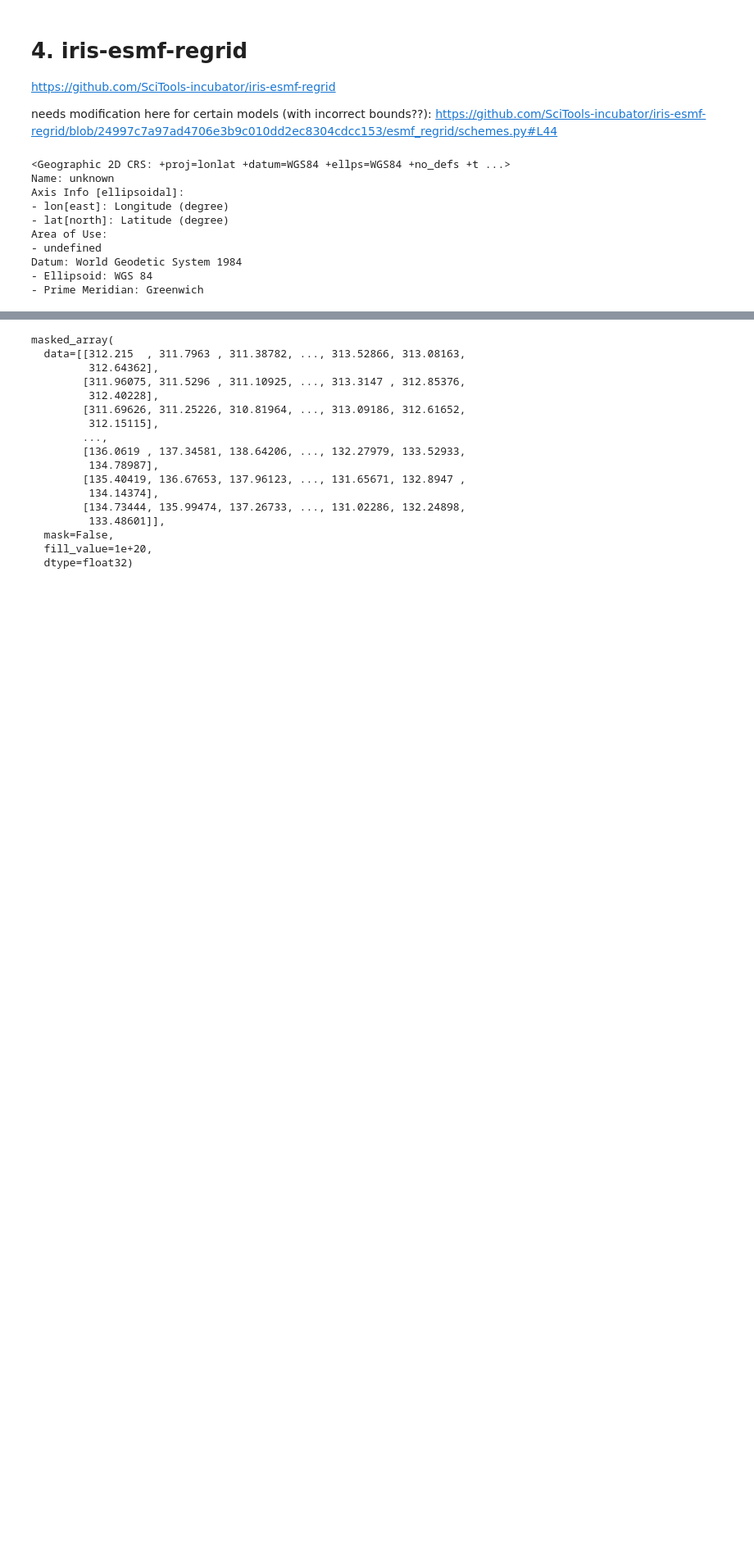
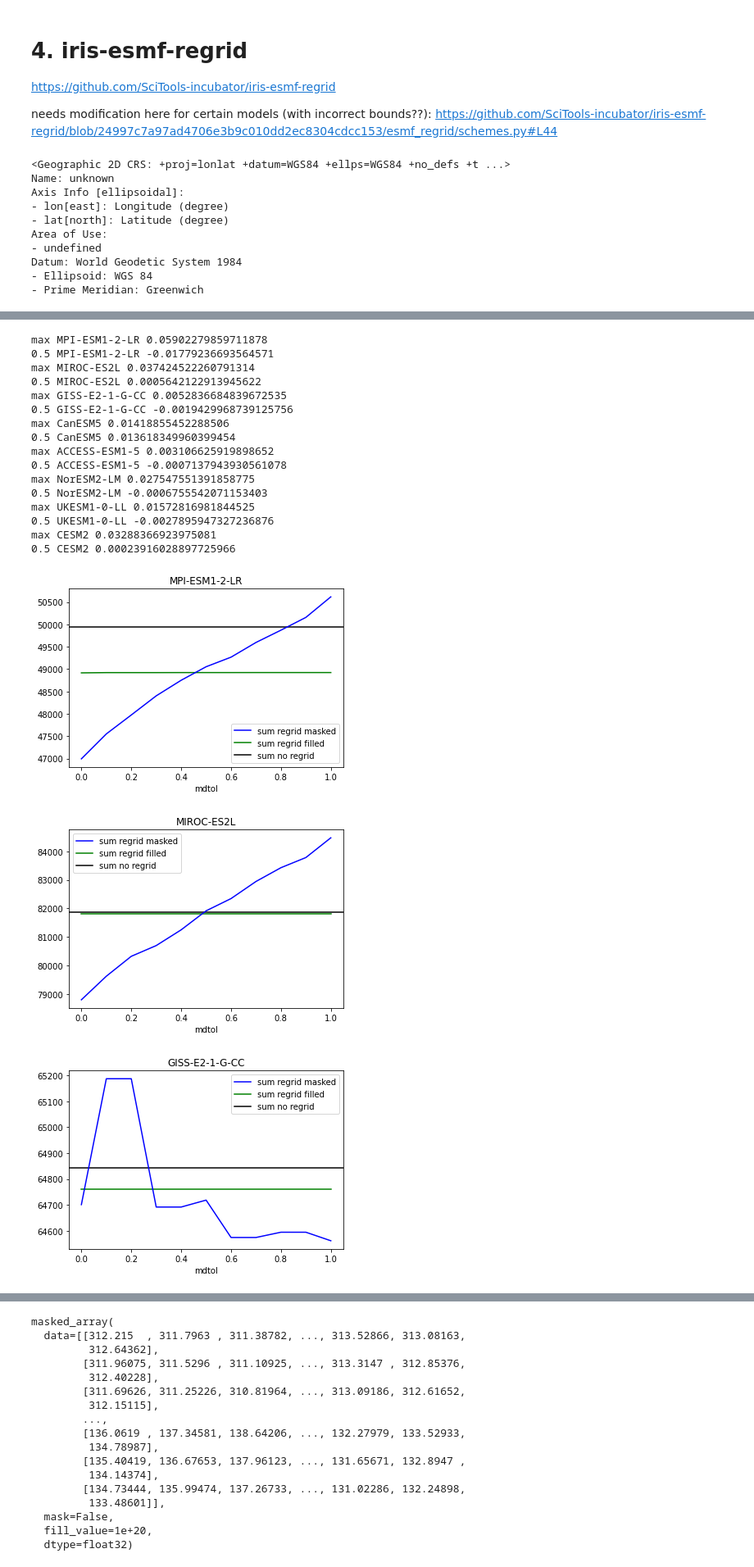
Before and after one commit to dhohn/curvilinear-regrid-tests, a Jupyter notebook: regrid_tests.ipynb, the cells around one changed output, grey strips where cells are left out. Shown at 82% size. Saved outputs shown, nothing was run; the diff lists cells and outputs as text; code cells hidden in the pictures; blank space fills up the shorter version.

```diff
--- a/regrid_tests.ipynb
+++ b/regrid_tests.ipynb
@@ -227,3 +238,5 @@ cube.data = da.ma.masked_equal(cube.core_data(), 0.0)
+# %%
+cube.data.fill_value = 1e20
 # %%
 from esmf_regrid.schemes import ESMFAreaWeightedRegridder
 import esmf_regrid
@@ -256,0 +292,6 @@ cube_out = regridder(cube)
+# %%
+mdtol_data = {}
+for mdtol in np.linspace(0,1,11):
+    cube_out = cube[0].regrid(cube_target, scheme=esmf_regrid.schemes.ESMFAreaWeighted(mdtol=mdtol))
+    #mdtol_data[mdtol] = cube_out.collapsed(["latitude","longitude"], iris.analysis.MEAN).data
+    mdtol_data[mdtol] = _area.area_statistics(cube_out, "sum").data
@@ -256,0 +366,30 @@ cube_out = regridder(cube)
+# %%
+for model in df["model"].unique():
+    model_df = df[df["model"] == model]
+    ax = model_df.plot(y="sum_regrid_masked", x="mdtol", label="sum regrid masked", color="blue", zorder=10)
+    model_df.plot(y="sum_regrid_filled", x="mdtol", label="sum regrid filled", color="green", ax=ax)
+    plt.title(model)
+    plt.axhline(model_df["sum_no_regrid"].unique(),     color="black", label="sum no regrid")
+    plt.legend()
+    print("max", model, np.max(np.abs(model_df["rel_diff"])))
+    print("0.5", model, model_df["rel_diff"].iloc[5] )
+# %% [output]
+max MPI-ESM1-2-LR 0.05902279859711878
+0.5 MPI-ESM1-2-LR -0.01779236693564571
+max MIROC-ES2L 0.037424522260791314
+0.5 MIROC-ES2L 0.0005642122913945622
+max GISS-E2-1-G-CC 0.0052836684839672535
+0.5 GISS-E2-1-G-CC -0.0019429968739125756
+max CanESM5 0.01418855452288506
+0.5 CanESM5 0.013618349960399454
+max ACCESS-ESM1-5 0.003106625919898652
+0.5 ACCESS-ESM1-5 -0.0007137943930561078
+max NorESM2-LM 0.027547551391858775
+0.5 NorESM2-LM -0.0006755542071153403
+max UKESM1-0-LL 0.01572816981844525
+0.5 UKESM1-0-LL -0.0027895947327236876
+max CESM2 0.03288366923975081
+0.5 CESM2 0.00023916028897725966
+[figure, added]
+[figure, added]
+[figure, added]
```
Also changed, not shown: parts of 66 cells of this notebook, 1 other file.
